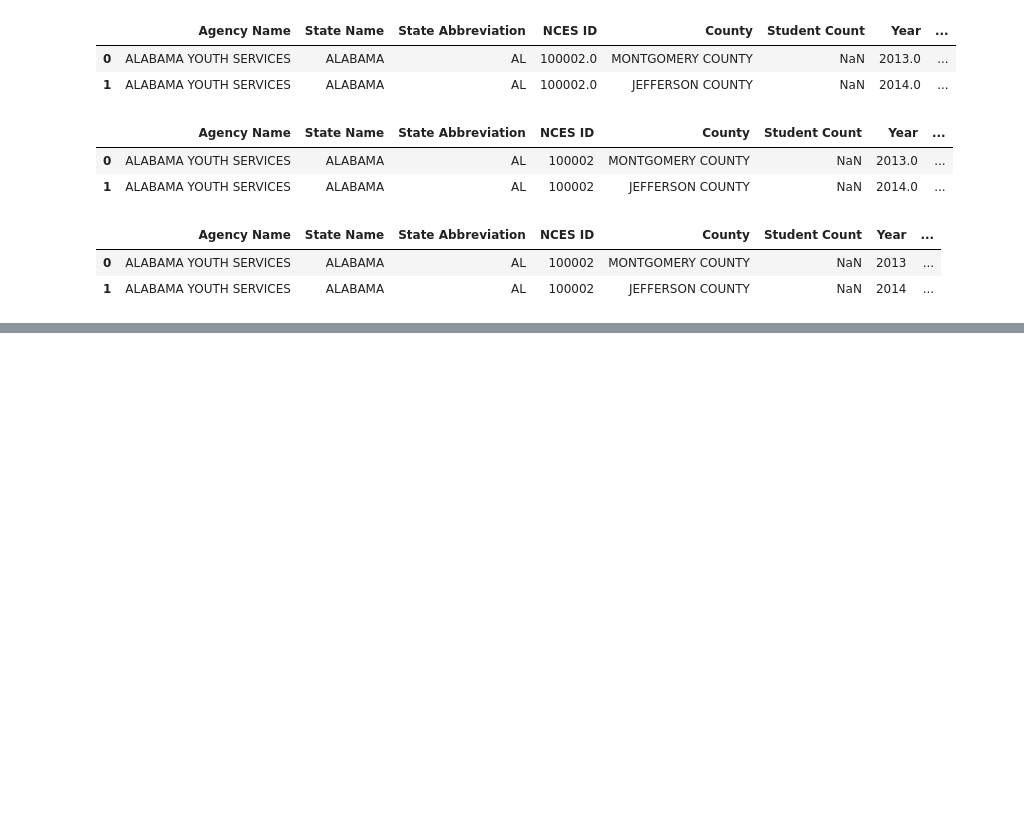
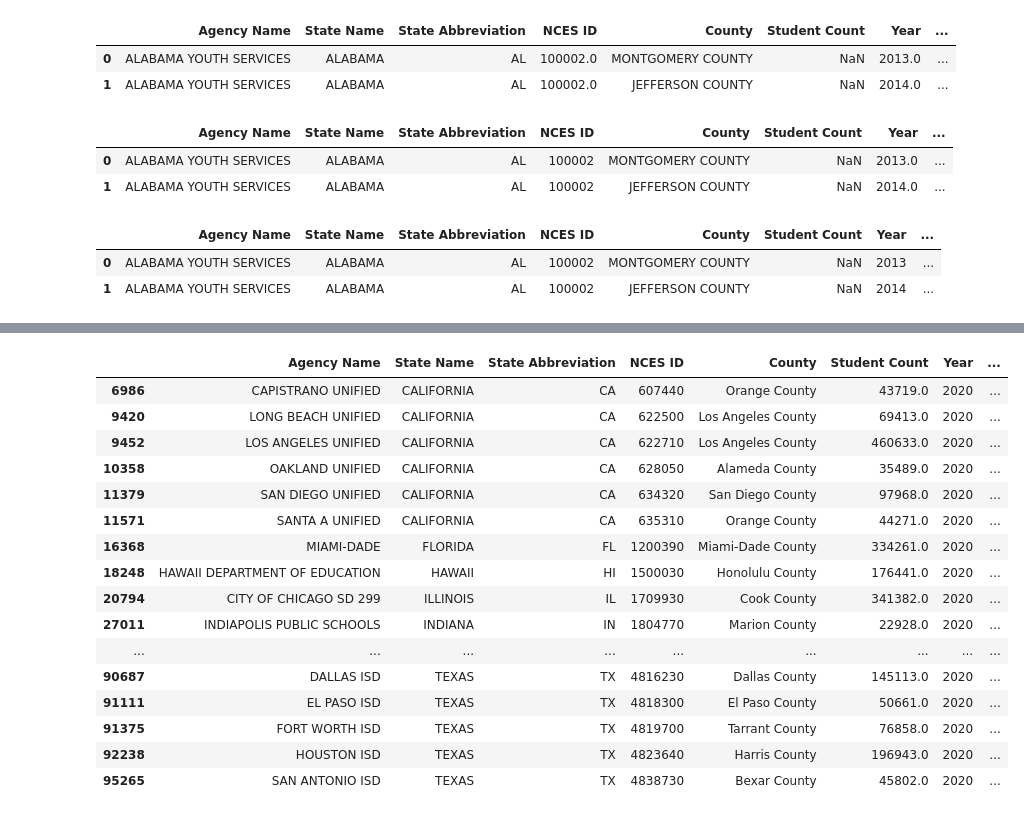
Before and after one commit to caitbrown12/NSS_Capstone, a Jupyter notebook: notebook/NCES_Enrollment_Data_2.ipynb, the cells around one changed output, grey strips where cells are left out. Saved outputs shown, nothing was run; the diff lists cells and outputs as text; code cells hidden in the pictures; blank space fills up the shorter version.

```diff
--- a/notebook/NCES_Enrollment_Data_2.ipynb
+++ b/notebook/NCES_Enrollment_Data_2.ipynb
@@ -283,0 +358,21 @@ nbatlgrnd = data.loc[data['2020 Battleground State'] == 'No']
+# %%
+topenrollmentloss = topenrollmentloss1.loc[topenrollmentloss1['Year'] == '2020']
+topenrollmentloss
+# %% [output]
+|  | Agency Name | State Name | State Abbreviation | NCES ID | County | Student Count | Year | ... |
+| 6986 | CAPISTRANO UNIFIED | CALIFORNIA | CA | 607440 | Orange County | 43719.0 | 2020 | ... |
+| 9420 | LONG BEACH UNIFIED | CALIFORNIA | CA | 622500 | Los Angeles County | 69413.0 | 2020 | ... |
+| 9452 | LOS ANGELES UNIFIED | CALIFORNIA | CA | 622710 | Los Angeles County | 460633.0 | 2020 | ... |
+| 10358 | OAKLAND UNIFIED | CALIFORNIA | CA | 628050 | Alameda County | 35489.0 | 2020 | ... |
+| 11379 | SAN DIEGO UNIFIED | CALIFORNIA | CA | 634320 | San Diego County | 97968.0 | 2020 | ... |
+| 11571 | SANTA A UNIFIED | CALIFORNIA | CA | 635310 | Orange County | 44271.0 | 2020 | ... |
+| 16368 | MIAMI-DADE | FLORIDA | FL | 1200390 | Miami-Dade County | 334261.0 | 2020 | ... |
+| 18248 | HAWAII DEPARTMENT OF EDUCATION | HAWAII | HI | 1500030 | Honolulu County | 176441.0 | 2020 | ... |
+| 20794 | CITY OF CHICAGO SD 299 | ILLINOIS | IL | 1709930 | Cook County | 341382.0 | 2020 | ... |
+| 27011 | INDIAPOLIS PUBLIC SCHOOLS | INDIANA | IN | 1804770 | Marion County | 22928.0 | 2020 | ... |
+| ... | ... | ... | ... | ... | ... | ... | ... | ... |
+| 90687 | DALLAS ISD | TEXAS | TX | 4816230 | Dallas County | 145113.0 | 2020 | ... |
+| 91111 | EL PASO ISD | TEXAS | TX | 4818300 | El Paso County | 50661.0 | 2020 | ... |
+| 91375 | FORT WORTH ISD | TEXAS | TX | 4819700 | Tarrant County | 76858.0 | 2020 | ... |
+| 92238 | HOUSTON ISD | TEXAS | TX | 4823640 | Harris County | 196943.0 | 2020 | ... |
+| 95265 | SAN ANTONIO ISD | TEXAS | TX | 4838730 | Bexar County | 45802.0 | 2020 | ... |
```
Also changed, not shown: parts of 41 cells of this notebook.
